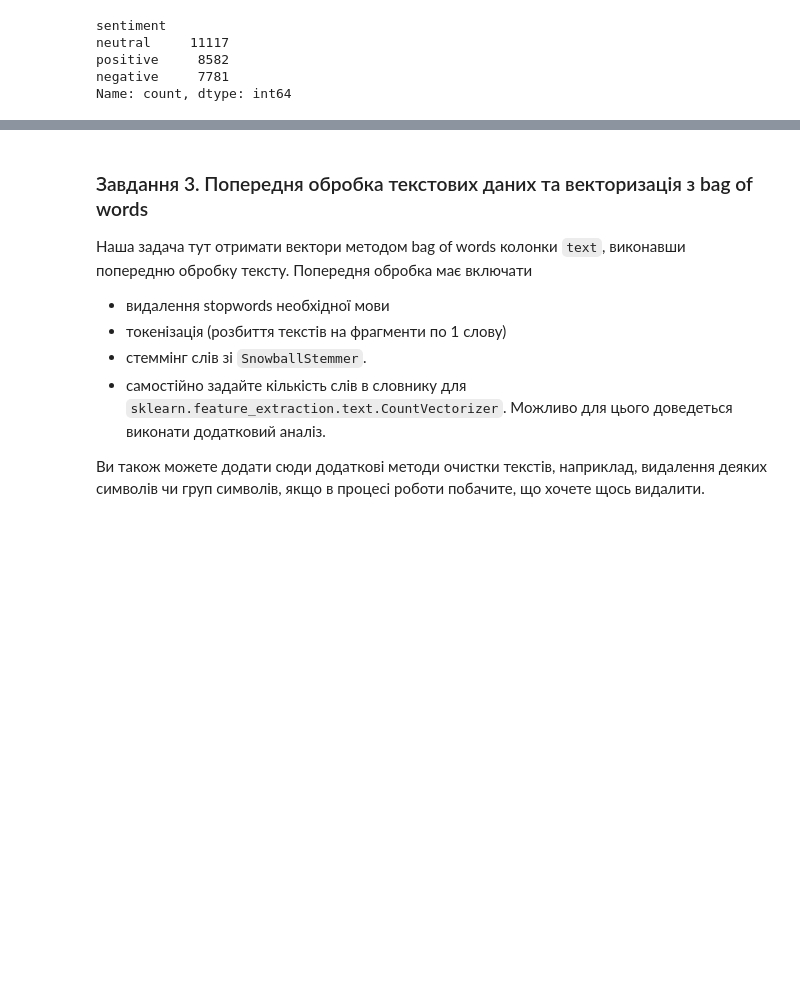
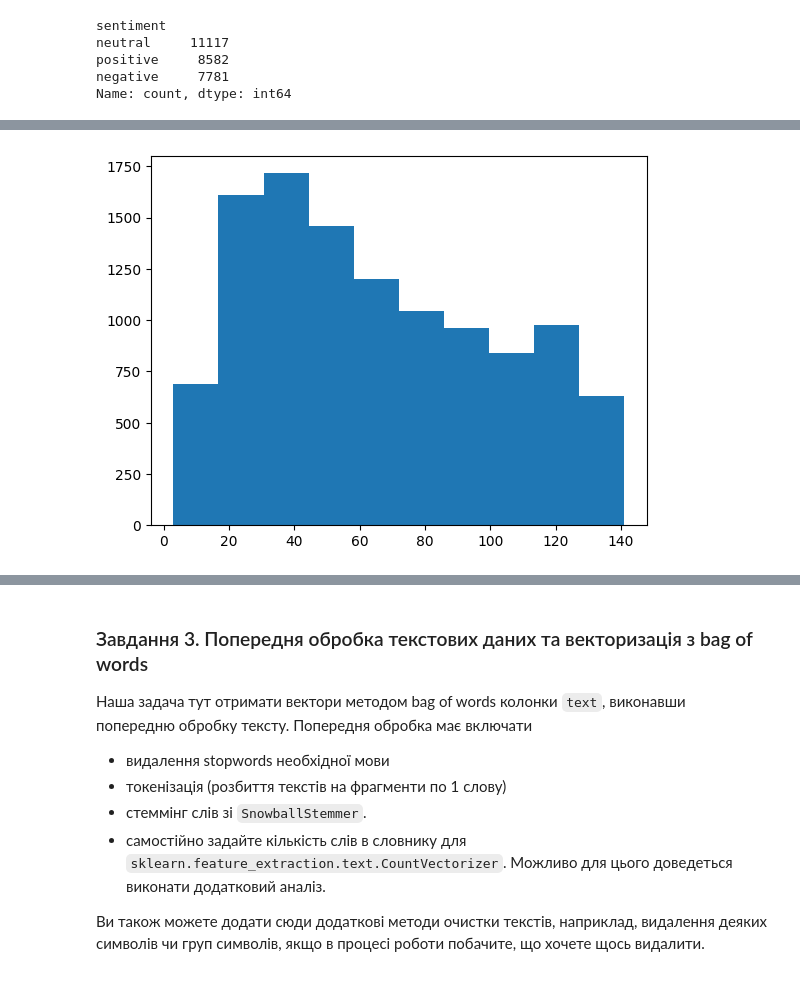
Before and after one commit to YelizavetaP/ml_tasks, a Jupyter notebook: hometasks/4_NLP_and_DL/HW_NLP_Classification.ipynb, the cells around one changed output, grey strips where cells are left out. Saved outputs shown, nothing was run; the diff lists cells and outputs as text; code cells hidden in the pictures; blank space fills up the shorter version.

```diff
--- a/hometasks/4_NLP_and_DL/HW_NLP_Classification.ipynb
+++ b/hometasks/4_NLP_and_DL/HW_NLP_Classification.ipynb
@@ -124,0 +94,6 @@ uni_cat_target_compare()
+# %%
+# розподіл довжин нейтральних записів
+neutral_lens = get_lens(raw_df[raw_df.sentiment == 'neutral'].text)
+plt.hist(neutral_lens);
+# %% [output]
+[figure, added]
```
Also changed, not shown: parts of 35 cells of this notebook.
